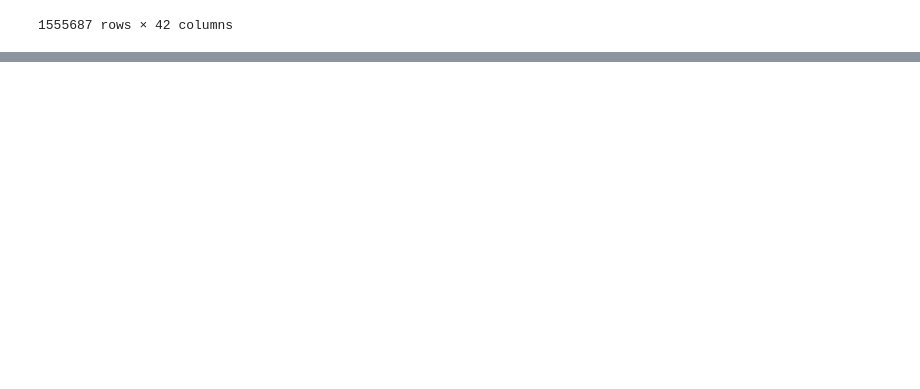
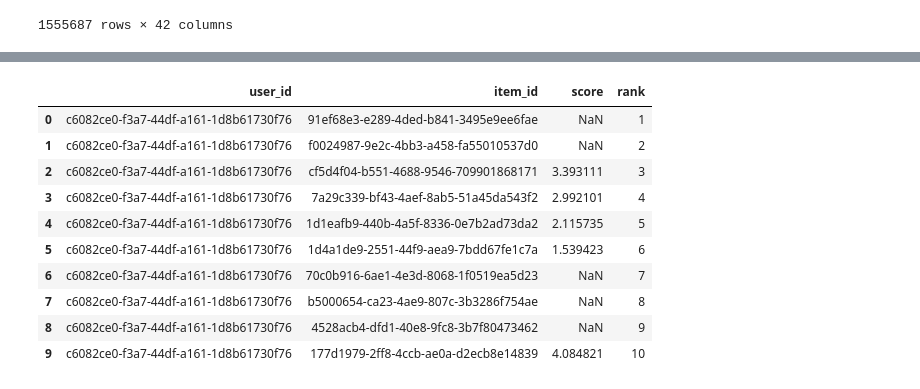
Before and after one commit to NSO-Clio/ColdStartSolver, a Jupyter notebook: notebooks/main.ipynb, the cells around one changed output, grey strips where cells are left out. Saved outputs shown, nothing was run; the diff lists cells and outputs as text; code cells hidden in the pictures; blank space fills up the shorter version.

```diff
--- a/notebooks/main.ipynb
+++ b/notebooks/main.ipynb
@@ -183,6 +156,7 @@ logs_df = pd.DataFrame()
 parquet_file = pq.ParquetFile('logs_df_2024-08-05.parquet')
 for i, batch in enumerate(parquet_file.iter_batches(batch_size=100000)):
     d = batch.to_pandas().drop(columns=['region', 'city']).rename(columns={'event_timestamp': 'datetime'})
+    d['datetime'] = pd.to_datetime(d['datetime'])
     d = reduce_mem_usage(d)
     logs_df = pd.concat([logs_df, d], ignore_index=True)
 logs_df = reduce_mem_usage(logs_df)
@@ -328,7 +310,7 @@ item_features_df
 dataset = Dataset.construct(
     interactions_df=logs_df,
     item_features_df=item_features_df,
-    cat_item_features=['category_id']
+    cat_item_features=['category_id', 'author_id']
 )
 # %% [markdown]
 # model
@@ -591,0 +627,4 @@ video_stat
+# %%
+%% time
+
+new_dataset = update_dataset(dataset, new_data_rec)
@@ -591,0 +634,21 @@ video_stat
+# %%
+recommendations = model_knn.recommend(
+    users=[user],
+    dataset=new_dataset,
+    k=10,
+    filter_viewed=True
+)
+
+recommendations
+# %% [output]
+|  | user_id | item_id | score | rank |
+| 0 | c6082ce0-f3a7-44df-a161-1d8b61730f76 | 91ef68e3-e289-4ded-b841-3495e9ee6fae | NaN | 1 |
+| 1 | c6082ce0-f3a7-44df-a161-1d8b61730f76 | f0024987-9e2c-4bb3-a458-fa55010537d0 | NaN | 2 |
+| 2 | c6082ce0-f3a7-44df-a161-1d8b61730f76 | cf5d4f04-b551-4688-9546-709901868171 | 3.393111 | 3 |
+| 3 | c6082ce0-f3a7-44df-a161-1d8b61730f76 | 7a29c339-bf43-4aef-8ab5-51a45da543f2 | 2.992101 | 4 |
+| 4 | c6082ce0-f3a7-44df-a161-1d8b61730f76 | 1d1eafb9-440b-4a5f-8336-0e7b2ad73da2 | 2.115735 | 5 |
+| 5 | c6082ce0-f3a7-44df-a161-1d8b61730f76 | 1d4a1de9-2551-44f9-aea9-7bdd67fe1c7a | 1.539423 | 6 |
+| 6 | c6082ce0-f3a7-44df-a161-1d8b61730f76 | 70c0b916-6ae1-4e3d-8068-1f0519ea5d23 | NaN | 7 |
+| 7 | c6082ce0-f3a7-44df-a161-1d8b61730f76 | b5000654-ca23-4ae9-807c-3b3286f754ae | NaN | 8 |
+| 8 | c6082ce0-f3a7-44df-a161-1d8b61730f76 | 4528acb4-dfd1-40e8-9fc8-3b7f80473462 | NaN | 9 |
+| 9 | c6082ce0-f3a7-44df-a161-1d8b61730f76 | 177d1979-2ff8-4ccb-ae0a-d2ecb8e14839 | 4.084821 | 10 |
```
Also changed, not shown: parts of 18 cells of this notebook.
